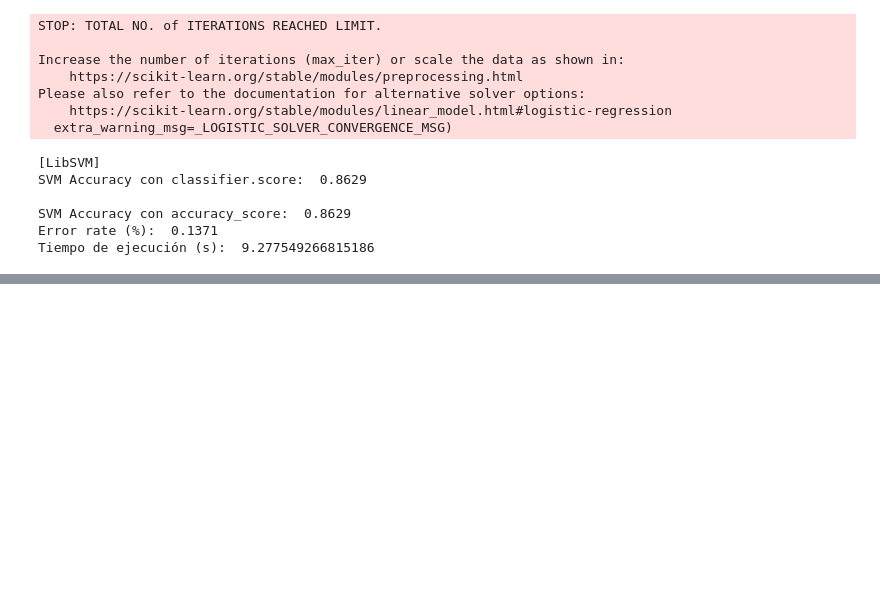
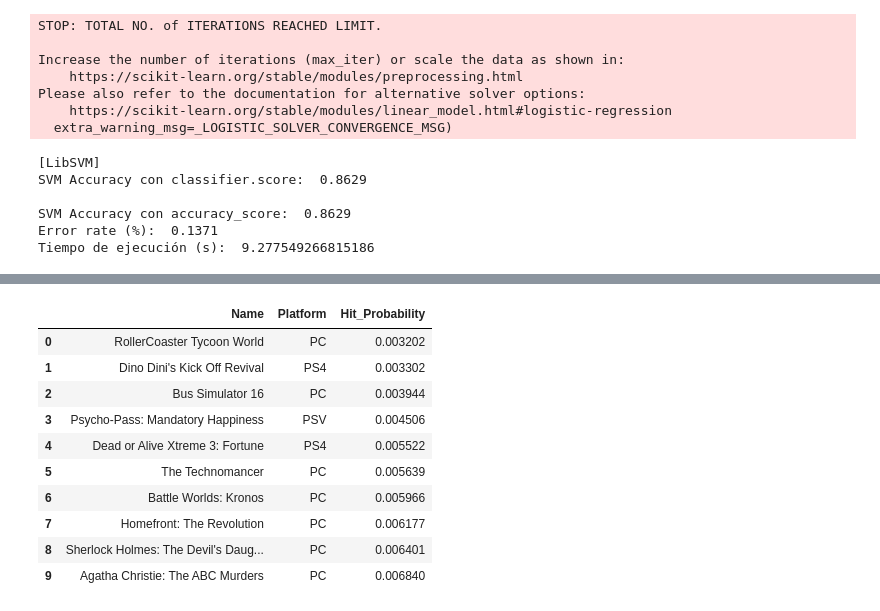
Before and after one commit to ChristianMocha/PrediccionVideoJuegos, a Jupyter notebook: PrediccionVideoJuegos.ipynb, the cells around one changed output, grey strips where cells are left out. Saved outputs shown, nothing was run; the diff lists cells and outputs as text; code cells hidden in the pictures; blank space fills up the shorter version.

```diff
--- a/PrediccionVideoJuegos.ipynb
+++ b/PrediccionVideoJuegos.ipynb
@@ -271,0 +375,14 @@ Tiempo de ejecución (s):  9.277549266815186
+# %%
+dfb[:-11:-1].reset_index(drop=True)
+# %% [output]
+|  | Name | Platform | Hit_Probability |
+| 0 | RollerCoaster Tycoon World | PC | 0.003202 |
+| 1 | Dino Dini's Kick Off Revival | PS4 | 0.003302 |
+| 2 | Bus Simulator 16 | PC | 0.003944 |
+| 3 | Psycho-Pass: Mandatory Happiness | PSV | 0.004506 |
+| 4 | Dead or Alive Xtreme 3: Fortune | PS4 | 0.005522 |
+| 5 | The Technomancer | PC | 0.005639 |
+| 6 | Battle Worlds: Kronos | PC | 0.005966 |
+| 7 | Homefront: The Revolution | PC | 0.006177 |
+| 8 | Sherlock Holmes: The Devil's Daug... | PC | 0.006401 |
+| 9 | Agatha Christie: The ABC Murders | PC | 0.006840 |
```
Also changed, not shown: parts of 13 cells of this notebook.
